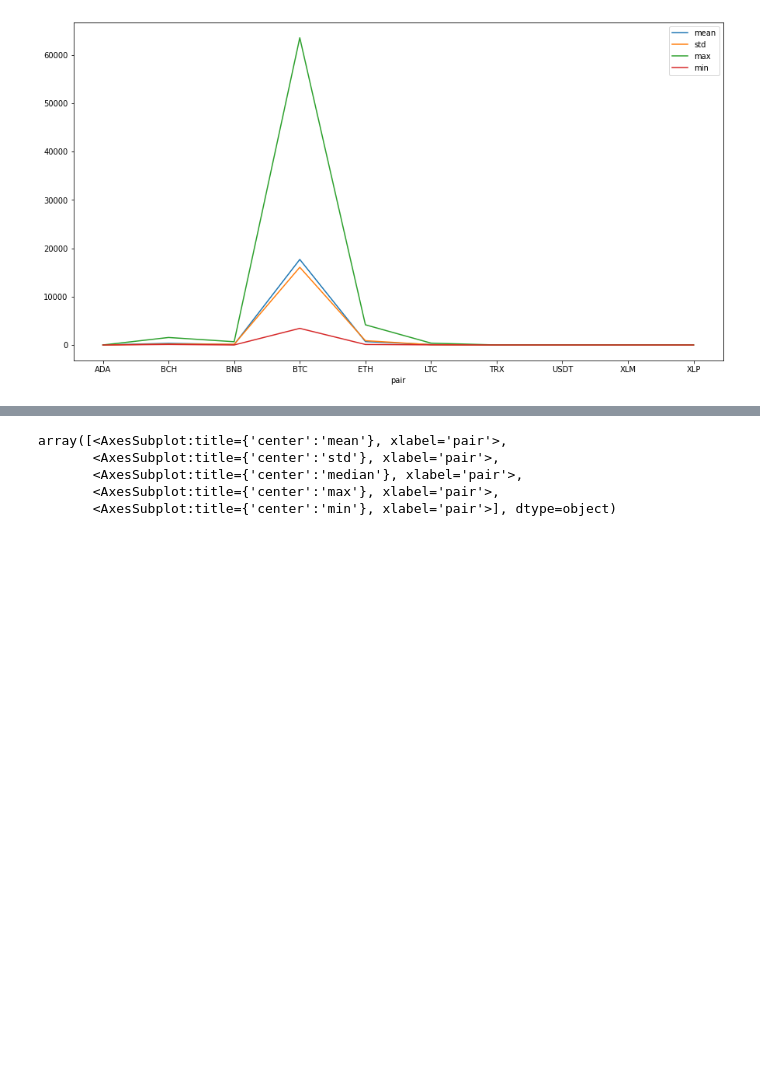
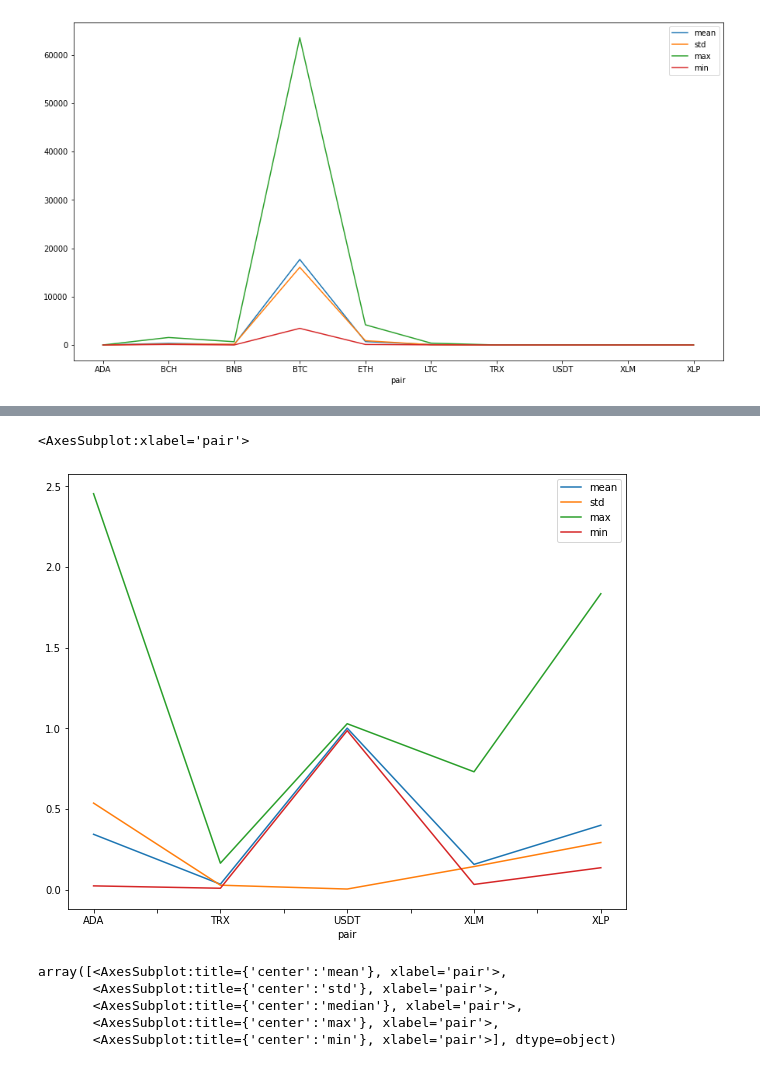
Before and after one commit to ranielli/bitcoin-closing-price-prediction, a Jupyter notebook: danielle.ipynb, the cells around one changed output, grey strips where cells are left out. Cells and saved outputs as stored; diff of their text form; code cells hidden in the pictures; blank space fills up the shorter version.

```diff
--- a/danielle.ipynb
+++ b/danielle.ipynb
@@ -154,3 +163,11 @@ parametros.plot('pair',['mean','std','max','min'],kind = 'line',xticks=parametro
+# %%
+parametros.sort_values('mean')
+maiores_valores = parametros.drop([2,5,1,4,3])
+maiores_valores.set_index(['pair'], inplace=True)
+menores_valores.plot('pair',['mean','std','max','min'],kind = 'line',figsize=(10,8))
+# %% [output]
+<AxesSubplot:xlabel='pair'>
+[figure, added]
 # %%
 parametros_1 = parametros.query('pair == "BCH" | pair == "BNB" | pair == "ETH" | pair == "LTC"')
 parametros_1.plot.bar(x='pair', subplots=True, figsize=(7,15))
```
Also changed, not shown: parts of 1 cell of this notebook.
